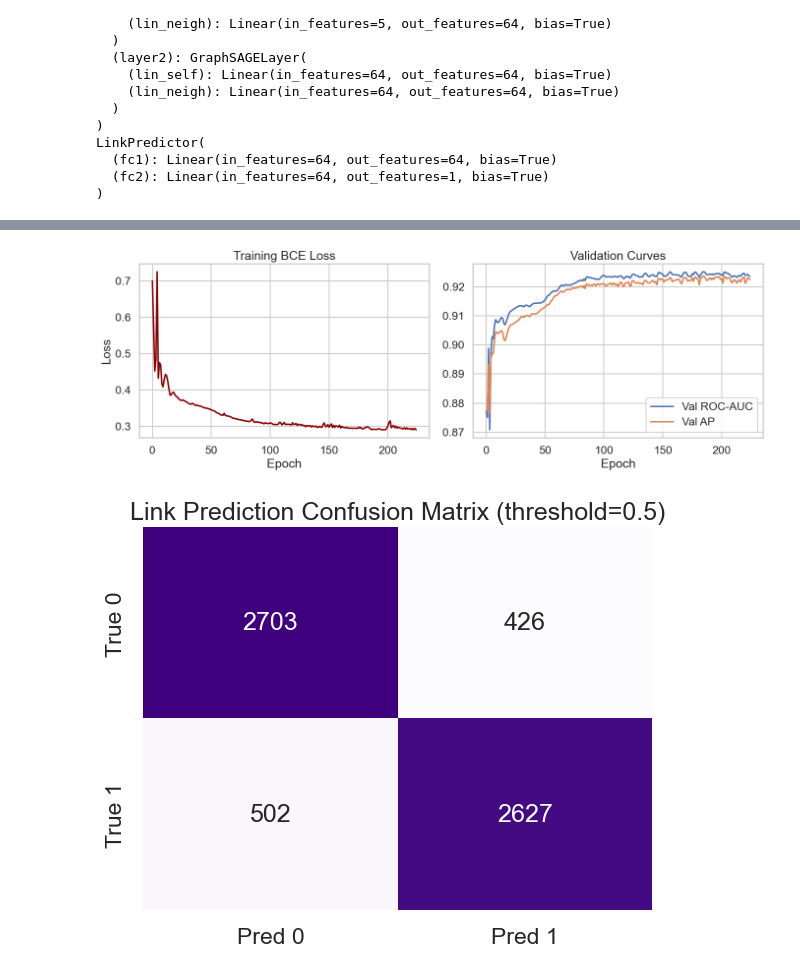
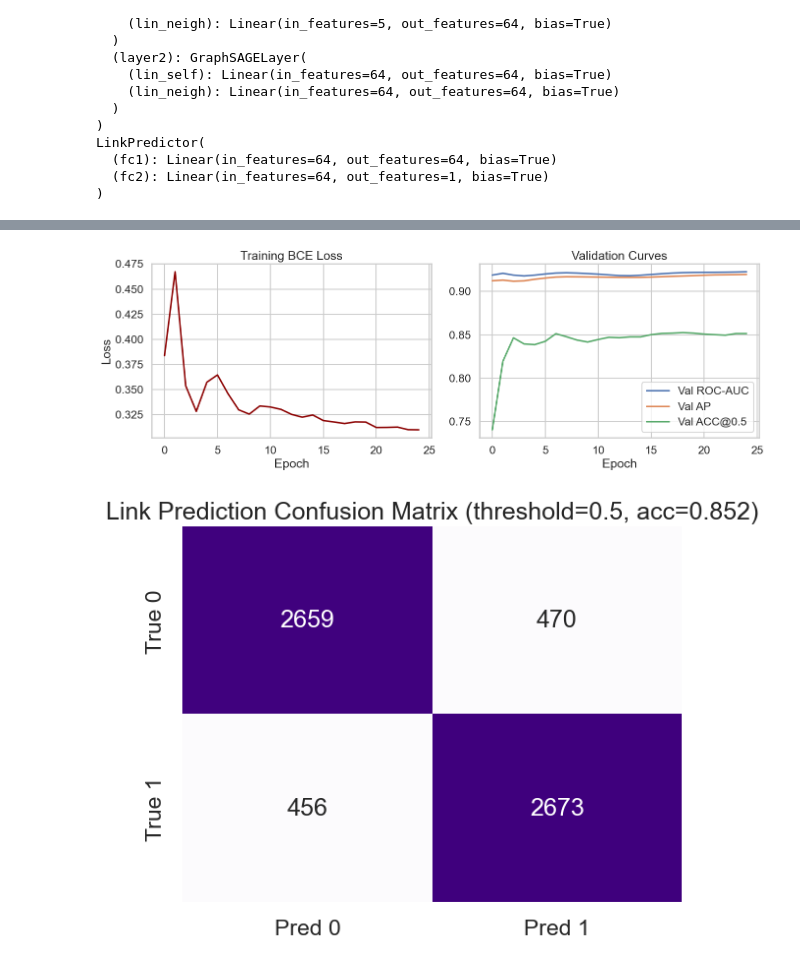
Before and after one commit to Carda01/community_detection, a Jupyter notebook: graph_ml/twitch_tasks_notebook.ipynb, the cells around one changed output, grey strips where cells are left out. Drawn from its saved outputs; the diff is of its cells as text; code cells hidden in the pictures.

```diff
--- a/graph_ml/twitch_tasks_notebook.ipynb
+++ b/graph_ml/twitch_tasks_notebook.ipynb
@@ -569,7 +571,7 @@ for target_name, labels in labels_by_target.items():
         if method_name == 'Node2Vec' and node2vec_best_config is not None:
             title_suffix = f" (p={node2vec_best_config['p']}, q={node2vec_best_config['q']})"
 
-        ax.set_title(f'{method_name}{title_suffix} 2D view (target={target_name})')
+        ax.set_title(f'{method_name}{title_suffix} 2D view - TSNE (target={target_name})')
         ax.set_xticks([])
         ax.set_yticks([])
         ax.legend(loc='best', frameon=True)
@@ -1392,10 +1478,12 @@ def evaluate_split(encoder_model, predictor_model, node_features, adj, pos_edges
         np.ones(pos_logits.shape[0], dtype=np.int64),
         np.zeros(neg_logits.shape[0], dtype=np.int64),
     ])
+    pred = (probs >= 0.5).astype(int)
 
     auc = roc_auc_score(labels, probs)
     ap = average_precision_score(labels, probs)
-    return auc, ap, probs, labels
+    acc = accuracy_score(labels, pred)
+    return auc, ap, acc, probs, labels
 
 
 optimizer = torch.optim.Adam(
@@ -1404,13 +1492,13 @@ optimizer = torch.optim.Adam(
     weight_decay=1e-4,
 )
 
-num_epochs = 350
+num_epochs = 25
 patience = 40
 best_val_ap = -np.inf
 best_state = None
 no_improve = 0
 
-history = {'loss': [], 'val_auc': [], 'val_ap': []}
+history = {'loss': [], 'val_auc': [], 'val_ap': [], 'val_acc': []}
 
 for epoch in range(1, num_epochs + 1):
     encoder.train()
@@ -1431,11 +1519,12 @@ for epoch in range(1, num_epochs + 1):
     loss.backward()
     optimizer.step()
 
-    val_auc, val_ap, _, _ = evaluate_split(encoder, predictor, x, adj_train, val_pos_t, val_neg_t)
+    val_auc, val_ap, val_acc, _, _ = evaluate_split(encoder, predictor, x, adj_train, val_pos_t, val_neg_t)
 
     history['loss'].append(float(loss.item()))
     history['val_auc'].append(float(val_auc))
     history['val_ap'].append(float(val_ap))
+    history['val_acc'].append(float(val_acc))
 
     if val_ap > best_val_ap:
         best_val_ap = val_ap
@@ -1448,7 +1537,10 @@ for epoch in range(1, num_epochs + 1):
         no_improve += 1
 
     if epoch % 25 == 0 or epoch == 1:
-        print(f'Epoch {epoch:03d} | loss={loss.item():.4f} | val_auc={val_auc:.4f} | val_ap={val_ap:.4f}')
+        print(
+            f'Epoch {epoch:03d} | loss={loss.item():.4f} | '
+            f'val_auc={val_auc:.4f} | val_ap={val_ap:.4f} | val_acc={val_acc:.4f}'
+        )
 
     if no_improve >= patience:
         print(f'Early stopping at epoch {epoch}. Best val AP={best_val_ap:.4f}')
@@ -1459,9 +1551,17 @@ if best_state is not None:
     predictor.load_state_dict(best_state['predictor'])
 
 
-test_auc, test_ap, test_probs, test_labels = evaluate_split(encoder, predictor, x, adj_train, test_pos_t, test_neg_t)
+test_auc, test_ap, test_acc, test_probs, test_labels = evaluate_split(
+    encoder,
+    predictor,
+    x,
+    adj_train,
+    test_pos_t,
+    test_neg_t,
+)
 print(f'Test ROC-AUC: {test_auc:.4f}')
 print(f'Test AP:      {test_ap:.4f}')
+print(f'Test ACC@0.5: {test_acc:.4f}')
 
 pred_test = (test_probs >= 0.5).astype(int)
 cm_link = confusion_matrix(test_labels, pred_test, labels=[0, 1])
@@ -1474,6 +1574,7 @@ axes[0].set_ylabel('Loss')
 
 axes[1].plot(history['val_auc'], label='Val ROC-AUC')
 axes[1].plot(history['val_ap'], label='Val AP')
+axes[1].plot(history['val_acc'], label='Val ACC@0.5')
 axes[1].set_title('Validation Curves')
 axes[1].set_xlabel('Epoch')
 axes[1].legend()
@@ -1491,7 +1592,7 @@ sns.heatmap(
     xticklabels=['Pred 0', 'Pred 1'],
     yticklabels=['True 0', 'True 1'],
 )
-plt.title('Link Prediction Confusion Matrix (threshold=0.5)')
+plt.title(f'Link Prediction Confusion Matrix (threshold=0.5, acc={test_acc:.3f})')
 plt.tight_layout()
 plt.show()
 # %% [output]
@@ -1511,5 +1604,5 @@ Test AP:      0.9274
-[figure, old version]
+[figure, new version]
-[figure, old version]
+[figure, new version]
 # %%
 fpr, tpr, _ = roc_curve(test_labels, test_probs)
 prec, rec, _ = precision_recall_curve(test_labels, test_probs)
```
Also changed, not shown: parts of 15 cells of this notebook.
